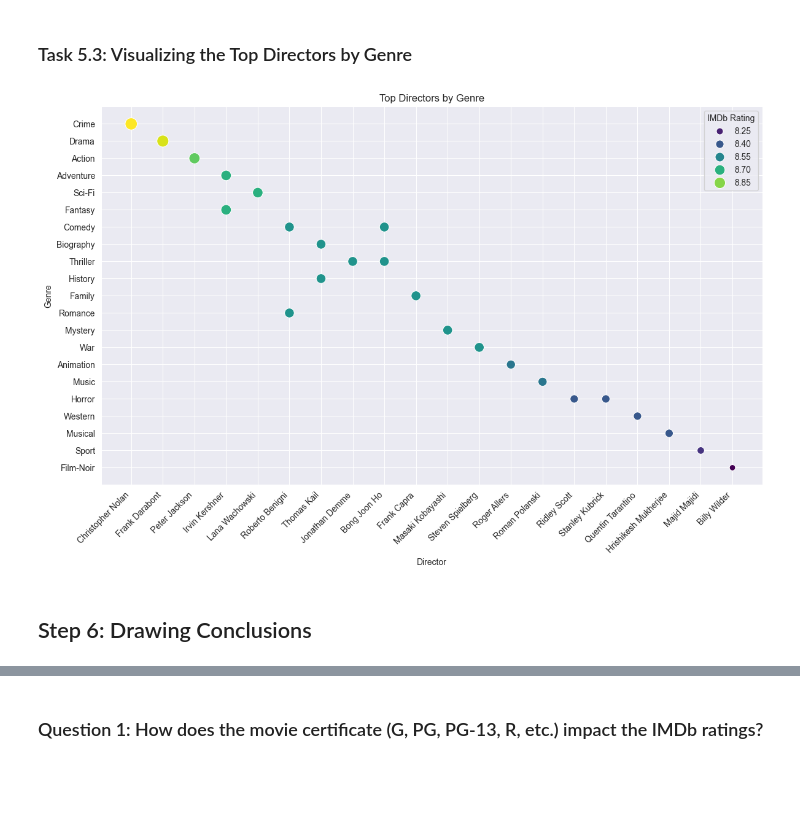
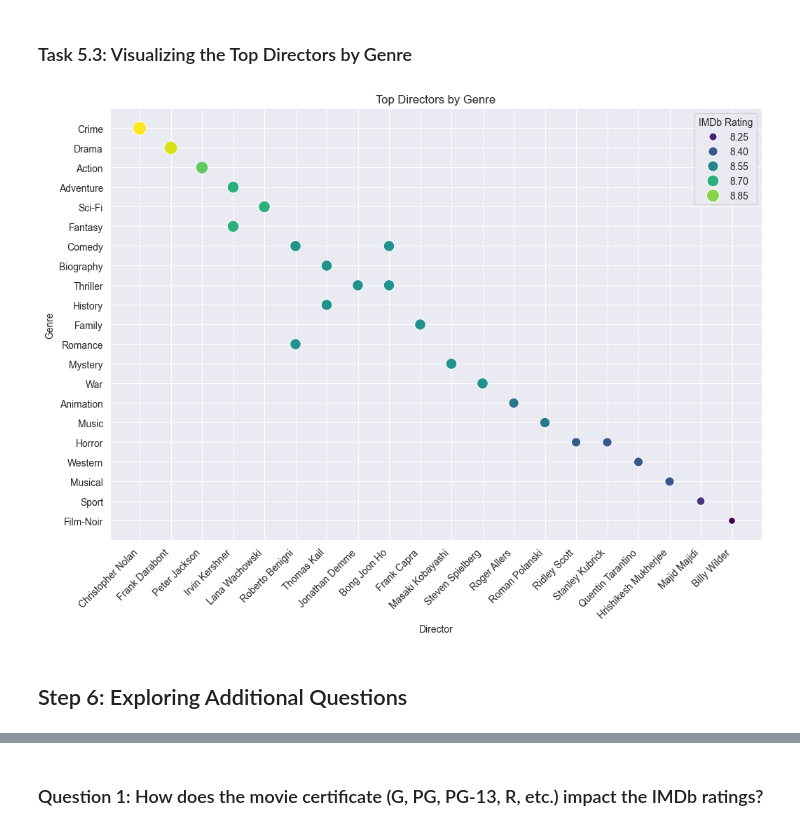
Before and after one commit to Mohamad-Jamal-J/imdb-movies-analysis-DC-Project, a Jupyter notebook: Pandas/Project.ipynb, the cells around one changed output, grey strips where cells are left out. Saved outputs shown, nothing was run; the diff lists cells and outputs as text; code cells hidden in the pictures; blank space fills up the shorter version.

```diff
--- a/Pandas/Project.ipynb
+++ b/Pandas/Project.ipynb
@@ -429,16 +418,15 @@ Name: count, dtype: int64
 # %%
 # Plotting using seaborn scatter plot
 plt.figure(figsize=(12, 8))
 sns.scatterplot(x='Director', y='Genre', size='IMDB_Rating', data=top_genre_director_ratings,
                 sizes=(50, 200), hue='IMDB_Rating', palette='viridis')
 plt.xlabel('Director')
 plt.ylabel('Genre')
 plt.title('Top Directors by Genre')
 plt.xticks(rotation=45, ha='right')
 plt.legend(title='IMDb Rating')
-plt.tight_layout()
 plt.show()
 # %% [output]
-[figure, old version]
+[figure, new version]
 # %% [markdown]
-## Step 6: Drawing Conclusions
+## Step 6: Exploring Additional Questions
```
Also changed, not shown: parts of 15 cells of this notebook, 1 other file.
